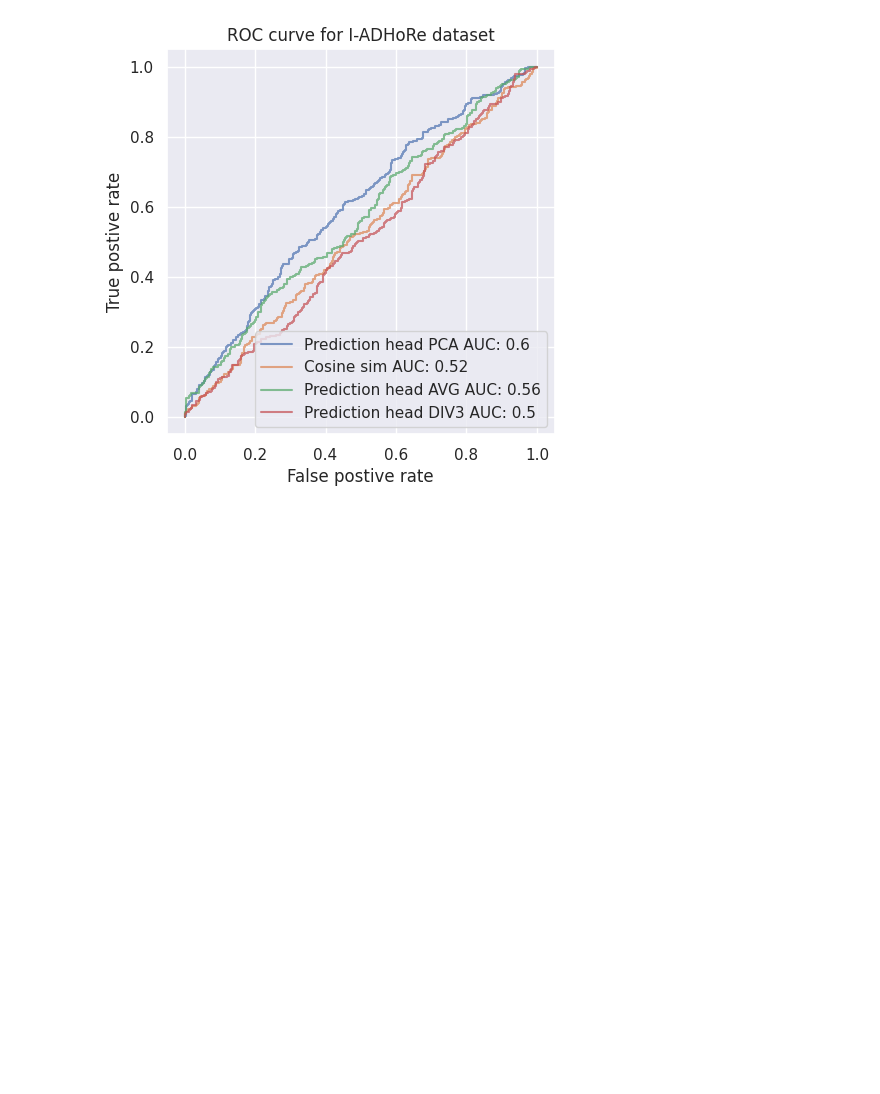
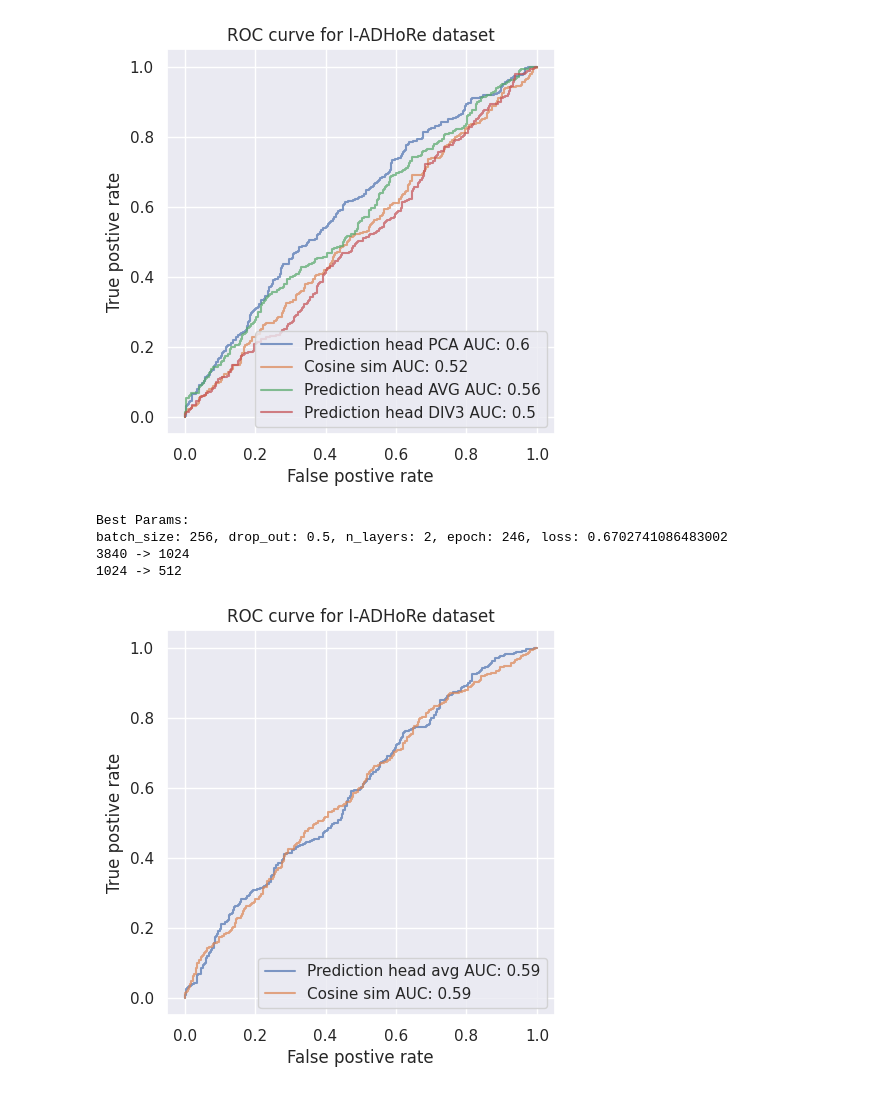
Before and after one commit to SteffenJong/ThesisProject, a Jupyter notebook: model/create_figures.ipynb, the cells around one changed output. Saved outputs shown, nothing was run; the diff lists cells and outputs as text; code cells hidden in the pictures; blank space fills up the shorter version.

```diff
--- a/model/create_figures.ipynb
+++ b/model/create_figures.ipynb
@@ -210,12 +258,24 @@ batch_size: 32, drop_out: 0.5, n_layers: 1, epoch: 453, AUC: 0.7554455937935151
 [figure]
 # %%
 # Load everything
-prefix = Path("data/aar_ath_bol_chi_cpa_tha/sm7_50000")
-res_folder_m, results_file, val_path, embeddings_path = create_paths(prefix)
+prefix = Path("data/aar_ath_bol_chi_cpa_tha/sm7_50000_new_neg")
+res_folder_m, results_file, val_path, embeddings_path = create_paths(prefix, "avg")
 df = pd.read_csv(results_file, sep="\t", header=0, index_col=0)
-preds_pca, labels_pca = run_best_model(df, val_path, embeddings_path)
+# display(df.sort_values("t_loss").head(50))
+preds_avg, labels_avg = run_best_model(df, val_path, embeddings_path)
 pred_cs, labels_cs = calc_cosine(val_path, embeddings_path)
 
-avg = Path(f"{prefix}_avg_embeddings.tsv")
-preds_avg, labels_avg = run_best_model(df, val_path, avg)
+embeddings_path = Path("data/aar_ath_bol_chi_cpa_tha/sm7_50000_new_neg_pca_embeddings.tsv")
+preds_pca, labels_pca = run_best_model(df, val_path, embeddings_path)
+
+sns.set_theme(rc={'figure.figsize':(5,5)})
+plot_auc(preds_avg, labels_avg, alpha=0.7, label=f"Prediction head avg")
+plot_auc(pred_cs, labels_cs, alpha=0.7, label=f"Cosine sim")
+
+plt.legend(loc="lower right")
+plt.title("ROC curve for I-ADHoRe dataset")
+plt.xlabel("False postive rate")
+plt.ylabel("True postive rate")
+plt.savefig(res_folder_m/"auc_val.png", dpi=300)
+plt.show()
 # %% [output]
@@ -305,3 +371,28 @@ plt.savefig(res_folder_m/"auc_val.png", dpi=300)
 plt.show()
 # %% [output]
 [figure]
+# %%
+prefix = Path("data/aar_ath_bol_chi_cpa_tha/sm7_50000_new_neg")
+em_type = "avg"
+res_folder_m, results_file, val_path, embeddings_path = create_paths(prefix,  em_type)
+df = pd.read_csv(results_file, sep="\t", header=0, index_col=0)
+
+preds_avg, labels_avg = run_best_model(df, val_path, embeddings_path)
+pred_cs, labels_cs = calc_cosine(val_path, embeddings_path)
+
+sns.set_theme(rc={'figure.figsize':(5,5)})
+plot_auc(preds_avg, labels_avg, alpha=0.7, label=f"Prediction head avg")
+plot_auc(pred_cs, labels_cs, alpha=0.7, label=f"Cosine sim")
+
+plt.legend(loc="lower right")
+plt.title("ROC curve for I-ADHoRe dataset")
+plt.xlabel("False postive rate")
+plt.ylabel("True postive rate")
+plt.savefig(res_folder_m/"auc_val.png", dpi=300)
+plt.show()
+# %% [output]
+Best Params:
+batch_size: 256, drop_out: 0.5, n_layers: 2, epoch: 246, loss: 0.6702741086483002
+3840 -> 1024
+1024 -> 512
+[figure, added]
```
Also changed, not shown: parts of 8 cells of this notebook, 14 other files.
